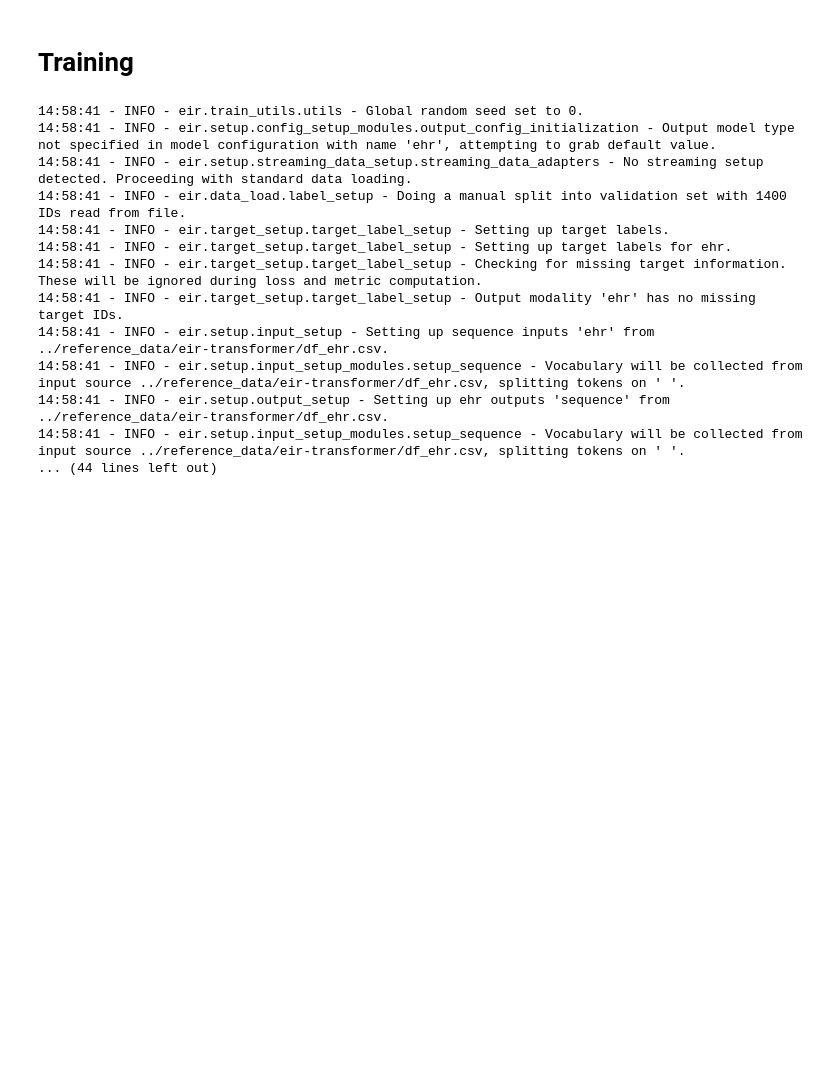
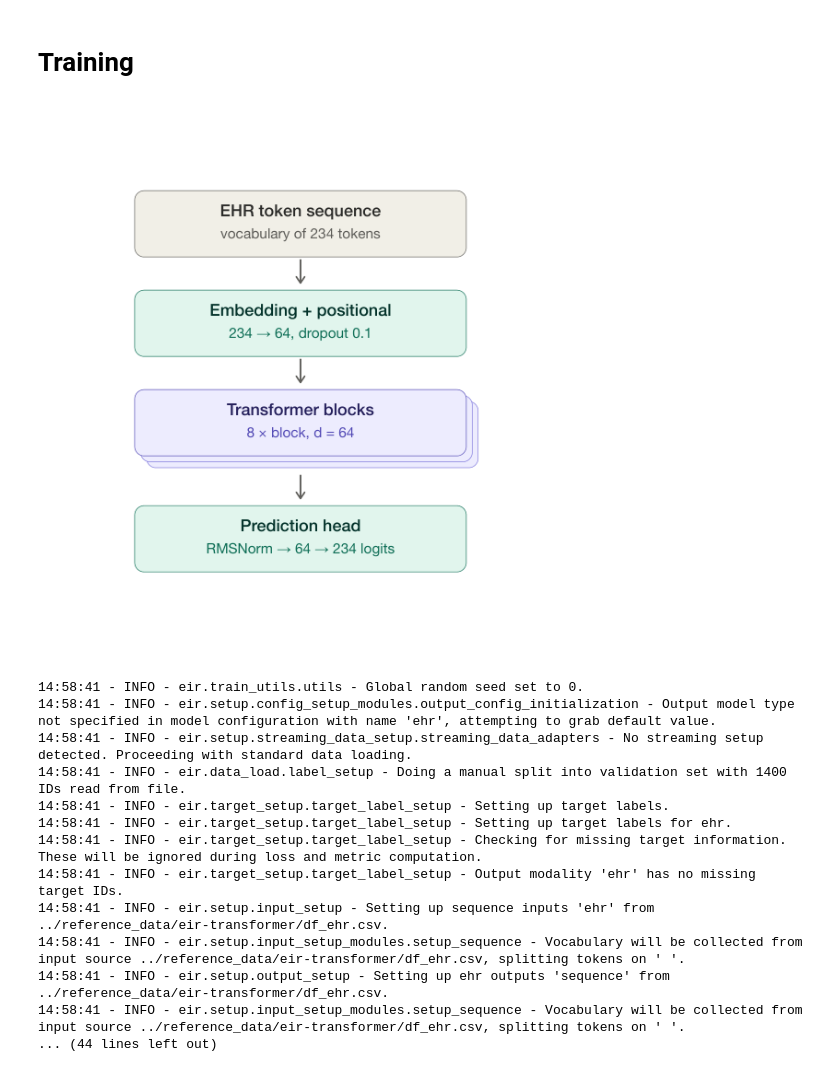
Before and after one commit to RasmussenLab/integrative_post_gwas_methods_course, a Jupyter notebook: notebooks/eir-transformer.ipynb, the cells around one changed output. Drawn from its saved outputs; the diff is of its cells as text; code cells hidden in the pictures; blank space fills up the shorter version.

Commit message:
Add figures and some text to EIR transformer and PGS notebook.

```diff
--- a/notebooks/eir-transformer.ipynb
+++ b/notebooks/eir-transformer.ipynb
@@ -70,6 +82,17 @@ plot_real_vs_generated(real_seq=df_seq_train.iloc[0]['Sequence'], generated_seq=
 [figure]
 # %% [markdown]
 # Training
+# %%
+import fitz
+from IPython.display import Image, display
+
+doc = fitz.open("../docs/static/figures/ehr-transformer.pdf")
+page = doc.load_page(0)
+pix = page.get_pixmap(dpi=150)
+
+display(Image(data=pix.tobytes()))
+# %% [output]
+[figure, added]
 # %%
 !eirtrain \
     --global_configs "../configs/eir-transformer/globals.yaml" \
```
Also changed, not shown: parts of 7 cells of this notebook, 5 other files.
